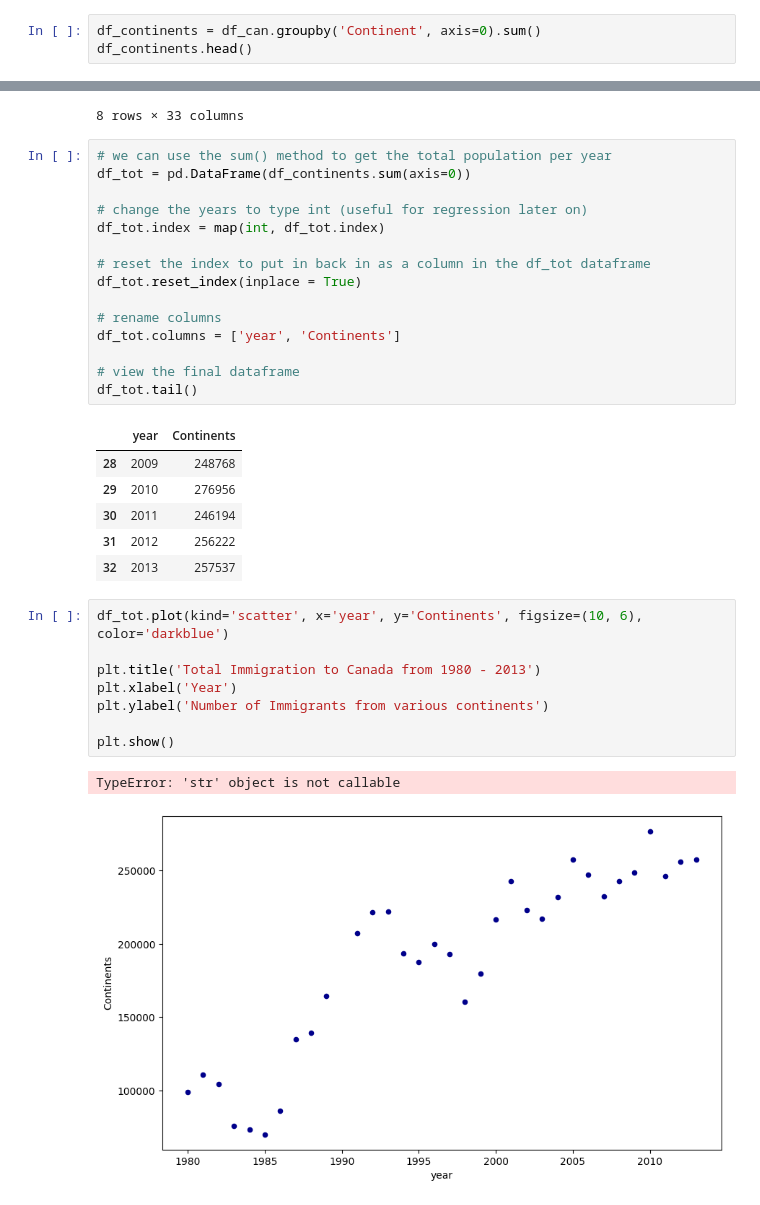
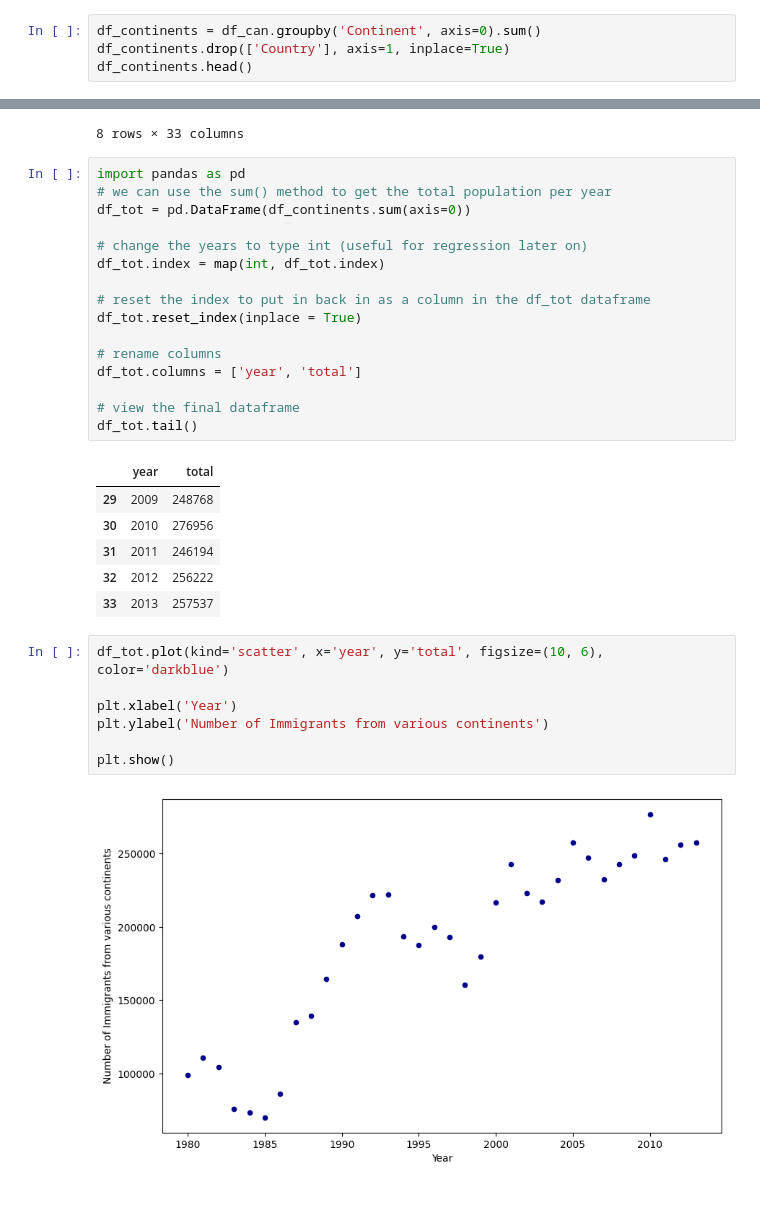
Before and after one commit to AkshitR1/Data_Vi, a Jupyter notebook: Data_Vi-3.ipynb, the cells around one changed output, grey strips where cells are left out. Drawn from its saved outputs; the diff is of its cells as text.

```diff
--- a/Data_Vi-3.ipynb
+++ b/Data_Vi-3.ipynb
@@ -21,6 +21,7 @@ df_can.head()
 5 rows × 36 columns
 # %%
 df_continents = df_can.groupby('Continent', axis=0).sum()
+df_continents.drop(['Country'], axis=1, inplace=True)
 df_continents.head()
 # %% [output]
 |  | 1980 | 1981 | 1982 | 1983 | 1984 | 1985 | 1986 | 1987 | 1988 | 1989 | ... | ... |
@@ -78,6 +68,7 @@ df_continents.describe()
 | max | 39760.000000 | 44802.000000 | 42720.000000 | 24696.000000 | 27274.000000 | 23850.00000 | 28739.000000 | 46698.000000 | 54726.000000 | 60893.000000 | ... | ... |
 8 rows × 33 columns
 # %%
+import pandas as pd
 # we can use the sum() method to get the total population per year
 df_tot = pd.DataFrame(df_continents.sum(axis=0))
 
@@ -88,25 +79,23 @@ df_tot.index = map(int, df_tot.index)
 df_tot.reset_index(inplace = True)
 
 # rename columns
-df_tot.columns = ['year', 'Continents']
+df_tot.columns = ['year', 'total']
 
 # view the final dataframe
 df_tot.tail()
 # %% [output]
-|  | year | Continents |
-| 28 | 2009 | 248768 |
-| 29 | 2010 | 276956 |
-| 30 | 2011 | 246194 |
-| 31 | 2012 | 256222 |
-| 32 | 2013 | 257537 |
+|  | year | total |
+| 29 | 2009 | 248768 |
+| 30 | 2010 | 276956 |
+| 31 | 2011 | 246194 |
+| 32 | 2012 | 256222 |
+| 33 | 2013 | 257537 |
 # %%
-df_tot.plot(kind='scatter', x='year', y='Continents', figsize=(10, 6), color='darkblue')
+df_tot.plot(kind='scatter', x='year', y='total', figsize=(10, 6), color='darkblue')
 
-plt.title('Total Immigration to Canada from 1980 - 2013')
 plt.xlabel('Year')
 plt.ylabel('Number of Immigrants from various continents')
 
 plt.show()
 # %% [output]
-TypeError: 'str' object is not callable
-[figure, old version]
+[figure, new version]
```
Also changed, not shown: parts of 3 cells of this notebook.
